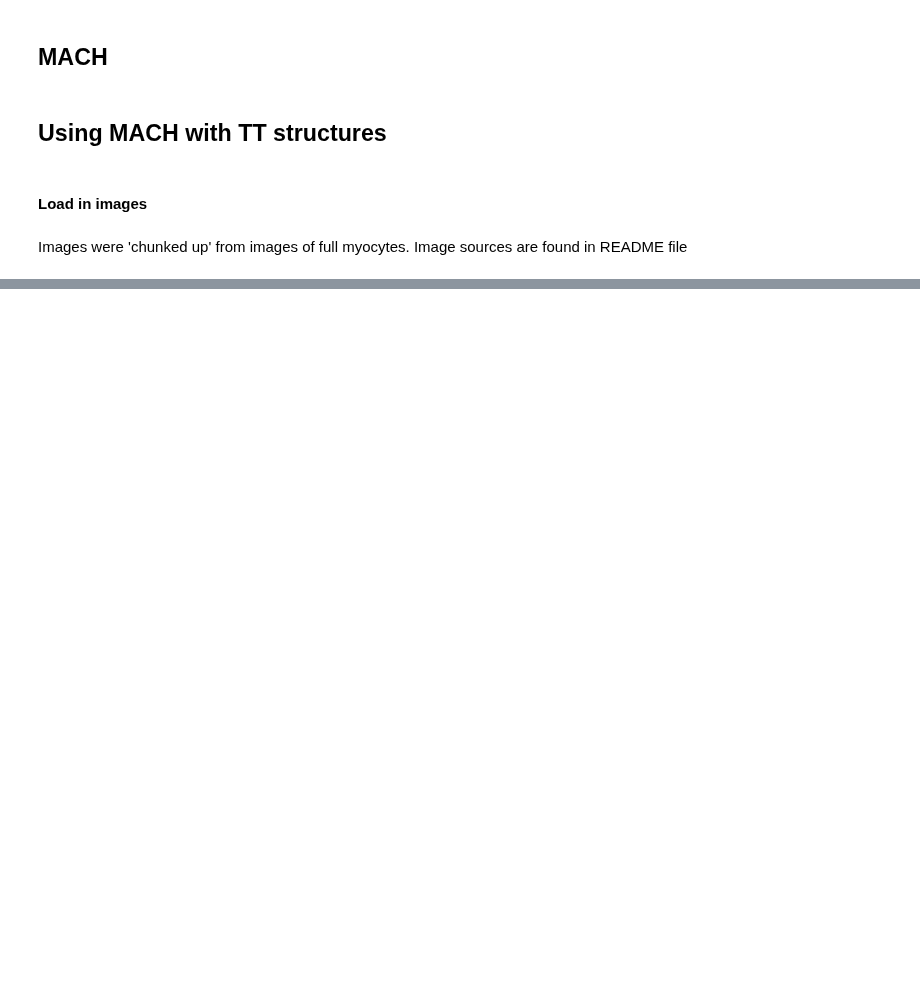
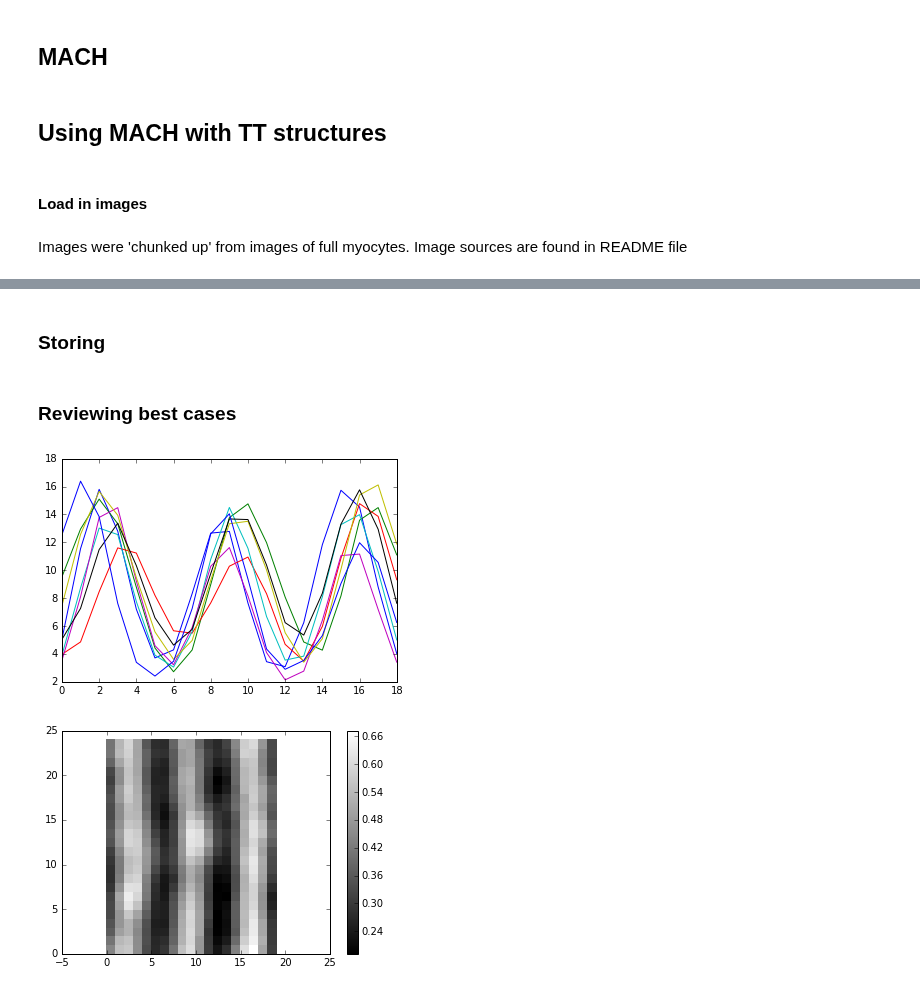
Before and after one commit to huskeypm/sparkdetection, a Jupyter notebook: mach/MACH-TT.ipynb, the cells around one changed output, grey strips where cells are left out. Cells and saved outputs as stored; diff of their text form; code cells hidden in the pictures; blank space fills up the shorter version.

```diff
--- a/mach/MACH-TT.ipynb
+++ b/mach/MACH-TT.ipynb
@@ -58,0 +132,37 @@ AssertionError: This should be true. Fix your threshold, yo.
+# %% [markdown]
+### Storing
+# %%
+imageDictionary = {'trueImages':allImages[trueImages],
+                   'trueTrainers':allImages[trueTrainers],
+                   'trueTesters':allImages[trueTesters],
+                   'falseImages':allImages[falseImages],
+                   'falseTrainers':allImages[falseTrainers],
+                   'falseTesters':allImages[falseTesters]}
+# %% [markdown]
+### Reviewing best cases
+# %%
+locImages = imageDictionary['trueTrainers']
+N, imgRows, imgCols = np.shape( locImages )
+
+
+# renorm
+plt.figure()
+for i in range(N):
+    img = locImages[i,:,:]
+    img-=np.min(img)
+    img = img/np.max(img)
+    #print np.min(img),np.max(img)
+
+    images[i,:,:] = img
+
+    #plt.figure()
+    #util.myplot(img)
+    plt.plot(np.sum(img,axis=0))
+
+#
+plt.figure()
+mean = np.mean(images,axis=0)
+util.myplot(mean)
+# %% [output]
+[figure, added]
+[figure, added]
```
Also changed, not shown: parts of 22 cells of this notebook, 2 other files.
